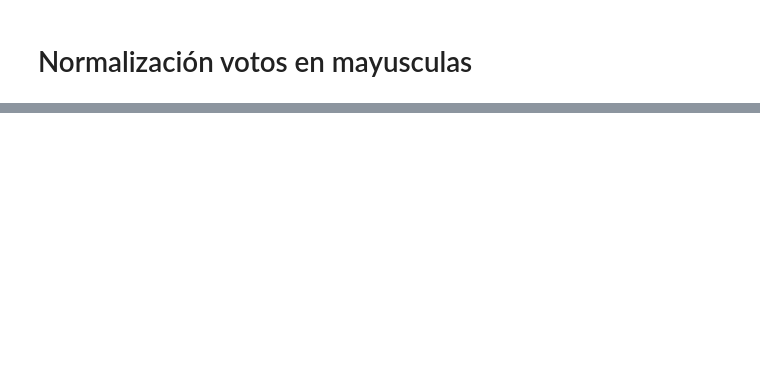
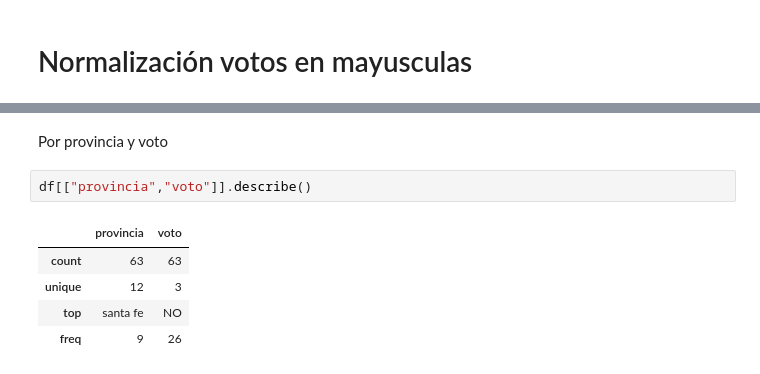
Before and after one commit to carlosNahuelSanchez/parcial1_tlp3_Carlos_Nahuel_Sanchez, a Jupyter notebook: main.ipynb, the cells around one changed output, grey strips where cells are left out. Drawn from its saved outputs; the diff is of its cells as text; blank space fills up the shorter version.

```diff
--- a/main.ipynb
+++ b/main.ipynb
@@ -218,0 +341,10 @@ See the caveats in the documentation: https://pandas.pydata.org/pandas-docs/stab
+# %% [markdown]
+Por provincia y voto
+# %%
+df[["provincia","voto"]].describe()
+# %% [output]
+|  | provincia | voto |
+| count | 63 | 63 |
+| unique | 12 | 3 |
+| top | santa fe | NO |
+| freq | 9 | 26 |
```
Also changed, not shown: parts of 20 cells of this notebook.
